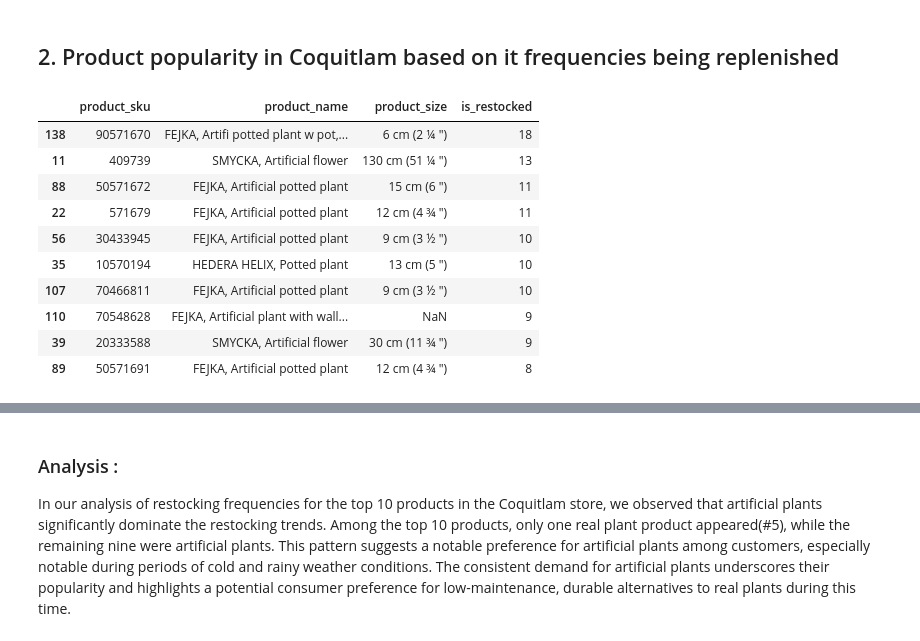
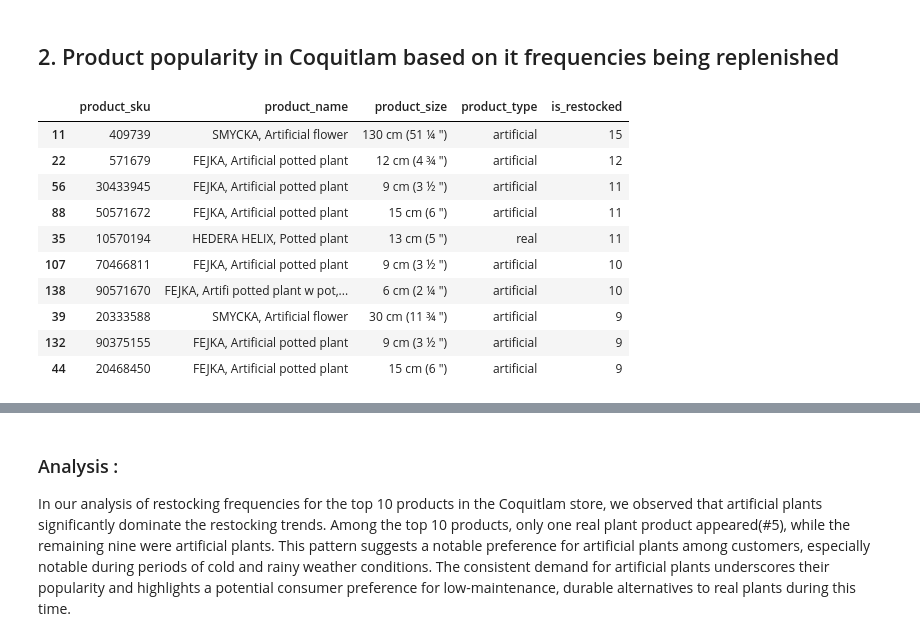
Before and after one commit to arifinwi1982/CSIS-4495-050-AppliedResearchProject, a Jupyter notebook: Analysis_Presentation.ipynb, the cells around one changed output, grey strips where cells are left out. Cells and saved outputs as stored; diff of their text form; code cells hidden in the pictures.

```diff
--- a/Analysis_Presentation.ipynb
+++ b/Analysis_Presentation.ipynb
@@ -176,7 +176,8 @@ memory usage: 1.9+ MB
 # %%
 df_real = df2[
     df2['product_name'].str.contains('potted plant', case=False) &
-    ~df2['product_name'].str.contains('artificial', case=False)
+    ~df2['product_name'].str.contains('artificial', case=False) &
+    ~df2['product_name'].str.contains('Artifi', case=False)
 ]
 
 df_real['current_date'] = pd.to_datetime(df_real['current_date'], infer_datetime_format=True, errors='coerce')
@@ -399,42 +427,41 @@ plt.show()
 ## 2. Product popularity in Coquitlam based on it frequencies being replenished
 # %%
 df_popular = df_combined.copy()
-
 # Select the column for stock change calculations
 stock_column = 'stock_number_coquitlam'  # Example stock column for one store
 
 # Calculate the difference in stock level from one record to the next for each product
 df_popular['stock_change'] = df_popular.groupby('product_sku')[stock_column].diff()
 
 # A positive stock change indicates a restocking event
 df_popular['is_restocked'] = df_popular['stock_change'] > 0
 
 # Count restocking events for each product
 restock_counts = df_popular.groupby('product_sku')['is_restocked'].sum().reset_index()
 
 # Merge to get product names and sizes without changing the original df
 restock_counts_with_names = restock_counts.merge(
-    df_popular[['product_sku', 'product_name', 'product_size']].drop_duplicates(),
+    df_popular[['product_sku', 'product_name', 'product_size','product_type']].drop_duplicates(),
     on='product_sku',
     how='left'
 )
 
 # Sort products by restocking frequency in descending order
 restock_counts_sorted = restock_counts_with_names.sort_values(by='is_restocked', ascending=False)
 
 # Select the top 10 products based on restocking frequency
-top_10_replenished_products = restock_counts_sorted.head(10)[['product_sku', 'product_name', 'product_size', 'is_restocked']]
+top_10_replenished_products = restock_counts_sorted.head(10)[['product_sku', 'product_name', 'product_size','product_type', 'is_restocked']]
 
 top_10_replenished_products
 # %% [output]
-|  | product_sku | product_name | product_size | is_restocked |
-| 138 | 90571670 | FEJKA, Artifi potted plant w pot,... | 6 cm (2 ¼ ") | 18 |
-| 11 | 409739 | SMYCKA, Artificial flower | 130 cm (51 ¼ ") | 13 |
-| 88 | 50571672 | FEJKA, Artificial potted plant | 15 cm (6 ") | 11 |
-| 22 | 571679 | FEJKA, Artificial potted plant | 12 cm (4 ¾ ") | 11 |
-| 56 | 30433945 | FEJKA, Artificial potted plant | 9 cm (3 ½ ") | 10 |
-| 35 | 10570194 | HEDERA HELIX, Potted plant | 13 cm (5 ") | 10 |
-| 107 | 70466811 | FEJKA, Artificial potted plant | 9 cm (3 ½ ") | 10 |
-| 110 | 70548628 | FEJKA, Artificial plant with wall... | NaN | 9 |
-| 39 | 20333588 | SMYCKA, Artificial flower | 30 cm (11 ¾ ") | 9 |
-| 89 | 50571691 | FEJKA, Artificial potted plant | 12 cm (4 ¾ ") | 8 |
+|  | product_sku | product_name | product_size | product_type | is_restocked |
+| 11 | 409739 | SMYCKA, Artificial flower | 130 cm (51 ¼ ") | artificial | 15 |
+| 22 | 571679 | FEJKA, Artificial potted plant | 12 cm (4 ¾ ") | artificial | 12 |
+| 56 | 30433945 | FEJKA, Artificial potted plant | 9 cm (3 ½ ") | artificial | 11 |
+| 88 | 50571672 | FEJKA, Artificial potted plant | 15 cm (6 ") | artificial | 11 |
+| 35 | 10570194 | HEDERA HELIX, Potted plant | 13 cm (5 ") | real | 11 |
+| 107 | 70466811 | FEJKA, Artificial potted plant | 9 cm (3 ½ ") | artificial | 10 |
+| 138 | 90571670 | FEJKA, Artifi potted plant w pot,... | 6 cm (2 ¼ ") | artificial | 10 |
+| 39 | 20333588 | SMYCKA, Artificial flower | 30 cm (11 ¾ ") | artificial | 9 |
+| 132 | 90375155 | FEJKA, Artificial potted plant | 9 cm (3 ½ ") | artificial | 9 |
+| 44 | 20468450 | FEJKA, Artificial potted plant | 15 cm (6 ") | artificial | 9 |
```
Also changed, not shown: parts of 16 cells of this notebook.
